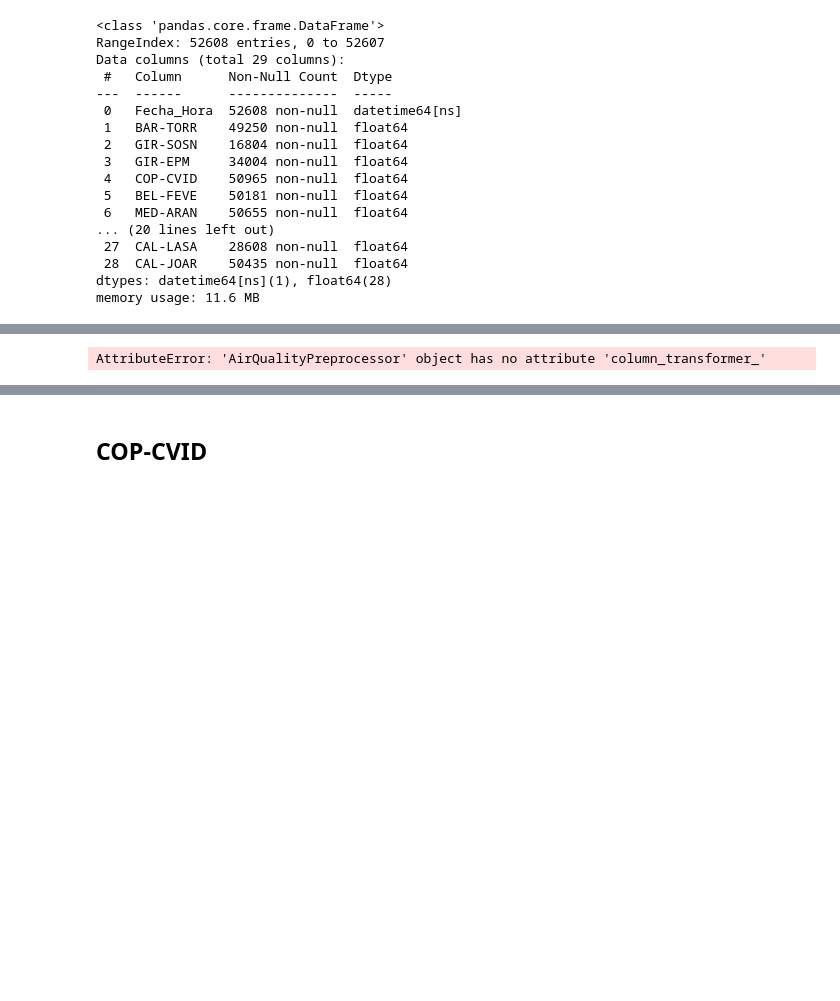
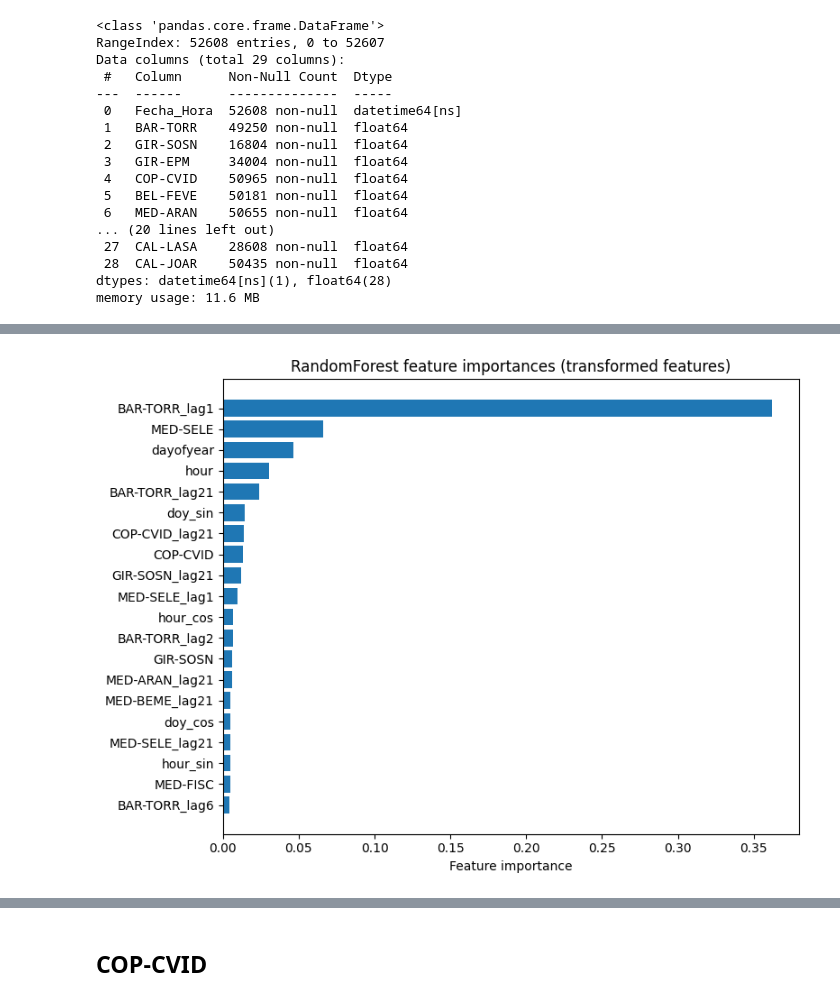
Before and after one commit to aldela01/AQI_Predict, a Jupyter notebook: siata_email_data_forecasting.ipynb, the cells around one changed output, grey strips where cells are left out. Drawn from its saved outputs; the diff is of its cells as text; code cells hidden in the pictures; blank space fills up the shorter version.

```diff
--- a/siata_email_data_forecasting.ipynb
+++ b/siata_email_data_forecasting.ipynb
@@ -66,0 +86,20 @@ df_val   = df.loc[mask_val].copy()
+# %%
+preproc_ita_cjus = AirQualityPreprocessor(
+    target_col="ITA-CJUS__PM2.5",      # or any other station column
+    auxiliary_stations=[
+        'MED-ARAN',
+        'CAL-JOAR',
+        'MED-BEME',
+        'ITA-CONC'
+    ],
+    quality_col=None,           # <-- no quality column in this dataset
+    datetime_col="Fecha_Hora",  # the time column in your file
+    freq='1H',                  # or "1H" if you want to enforce hourly frequency
+    lags=[1, 2, 3, 4, 5, 6, 21, 22, 23, 24, 47, 48],                 # pm25_lag1..24 and lags for other numeric vars
+    lag_other_cols=None,        # None = lag all numeric columns except target
+    missing_col_threshold=0.5, # or e.g. 0.5 to drop very sparse columns
+)
+
+
+# VERY IMPORTANT: fit ONLY on training data (2019–2021)
+preproc_ita_cjus.fit(df_train)
@@ -271,27 +501,27 @@ X_train_h
 # %%
 import seaborn as sns
 import matplotlib.pyplot as plt
 import numpy as np
 
-importances = rf.feature_importances_
-feature_names = preproc.column_transformer_.get_feature_names_out()
+importances = best_rf_pipeline.named_steps["rf"].feature_importances_
+feature_names = preproc.feature_cols_
 
 # sort
 indices = np.argsort(importances)[::-1]
 
 # how many features to show
 n_top = 20
 top_idx = indices[:n_top]
 
 plt.figure(figsize=(8, 6))
 plt.barh(range(n_top), importances[top_idx][::-1])
 plt.yticks(range(n_top), [feature_names[i] for i in top_idx][::-1])
 plt.xlabel("Feature importance")
 plt.title("RandomForest feature importances (transformed features)")
 plt.tight_layout()
 plt.show()
 # %% [output]
-AttributeError: 'AirQualityPreprocessor' object has no attribute 'column_transformer_'
+[figure, added]
 # %%
 top_idx
 # %% [output]
```
Also changed, not shown: parts of 31 cells of this notebook, 14 other files.
